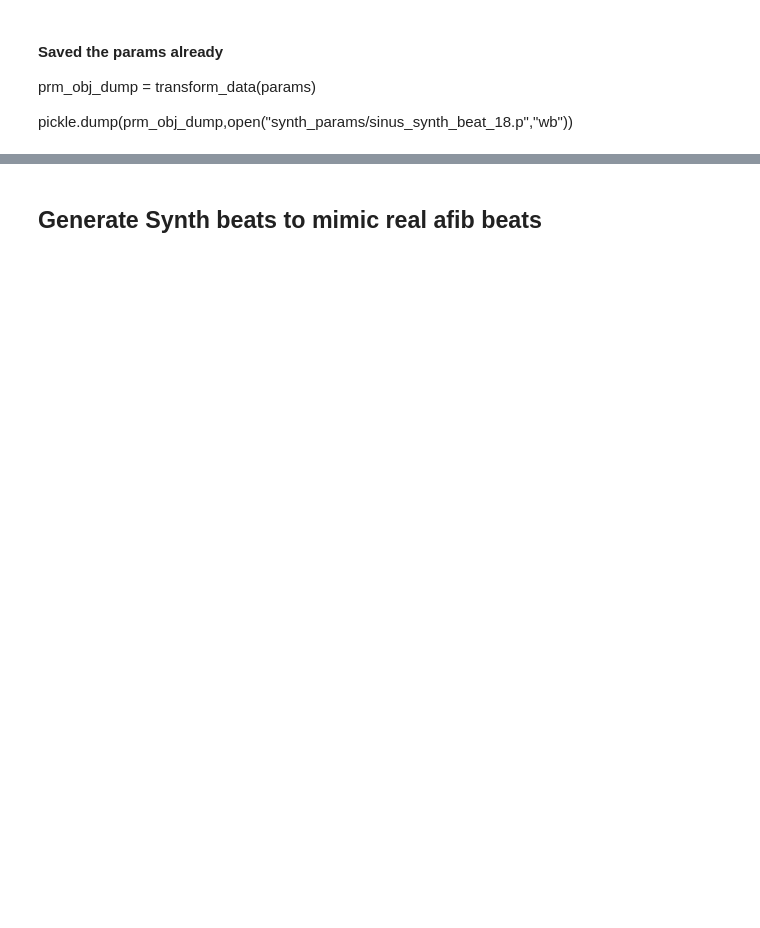
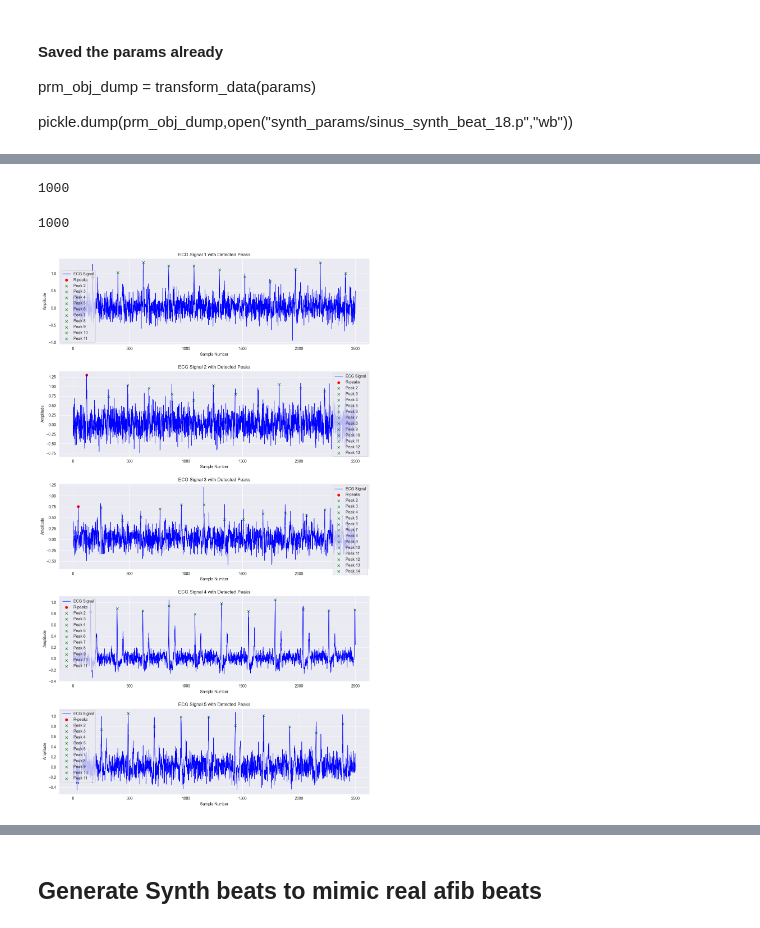
Before and after one commit to asimx07/afib-thesis, a Jupyter notebook: Segmentation_and_Beat_Extraction.ipynb, the cells around one changed output, grey strips where cells are left out. Cells and saved outputs as stored; diff of their text form; code cells hidden in the pictures; blank space fills up the shorter version.

Commit message:
checkpoint: created afib and sinus datasets

```diff
--- a/Segmentation_and_Beat_Extraction.ipynb
+++ b/Segmentation_and_Beat_Extraction.ipynb
@@ -213,0 +328,38 @@ pickle.dump(prm_obj_dump,open("synth_params/sinus_synth_beat_18.p","wb"))
+# %%
+#GENERATE 1000 Sinus ECG Signals of length:  10 seconds
+# Step 1: Load and store parameters
+params_list = []
+for i in range(18):
+    pickle_file = f"synth_params/sinus_synth_beat_{i}.p"
+    synth_beat_params = pickle.load(open(pickle_file, 'rb'))
+    params_list.append(synth_beat_params)
+
+# Step 2 to 4: Generate datasets
+N = 100  # Number of datasets to generate per random params (Total number of signals = N * n_samples)
+fs = 250  # Sample rate
+sample_time = 10  # Seconds per sample
+n_samples = 10  # Number of samples per dataset
+
+sinus_dataset = []
+sinus_noise_set = []
+for _ in range(N):
+    # Randomly select params from params_list
+    selected_params = np.random.choice(params_list)
+    params = Prms(**selected_params)
+    # Generate dataset based on selected params
+    ecg_dataset, ecg_noise_set = generate_sinus_randomset(params, fs, sample_time, n_samples)
+
+    # Append the dataset to datasets
+    sinus_dataset.append(ecg_dataset)
+    sinus_noise_set.append(ecg_noise_set)
+# Now datasets contains N datasets, each generated with randomly selected params from params_list
+# Each dataset is a list of tuples, where each tuple contains (ecg_signal, peak_indices) for each sample
+
+# Example usage:
+# You can now access and use any dataset from datasets as needed
+# For example, printing the first dataset:
+sinus_dataset = [item for sublist in sinus_dataset for item in sublist]
+sinus_noise_set= [item for sublist in sinus_noise_set for item in sublist]
+print(len(sinus_dataset))
+# %% [output]
+1000
@@ -213,0 +404,18 @@ pickle.dump(prm_obj_dump,open("synth_params/sinus_synth_beat_18.p","wb"))
+# %%
+# Combine noise and ecgs
+
+
+sinus_dataset_with_noise = []
+
+# Assuming both lists are of the same length
+assert len(sinus_dataset) == len(sinus_noise_set), "Lists must be of the same length"
+
+# Merge lists
+sinus_dataset_with_noise = [(ecg + noise, r_peaks) for (ecg, r_peaks), noise in zip(sinus_dataset, sinus_noise_set)]
+
+# Print or use merged_list as needed
+print(len(sinus_dataset_with_noise))
+plot_ecg_with_peaks(sinus_dataset_with_noise[:5])
+# %% [output]
+1000
+[figure, added]
```
Also changed, not shown: parts of 16 cells of this notebook, 11 other files.
